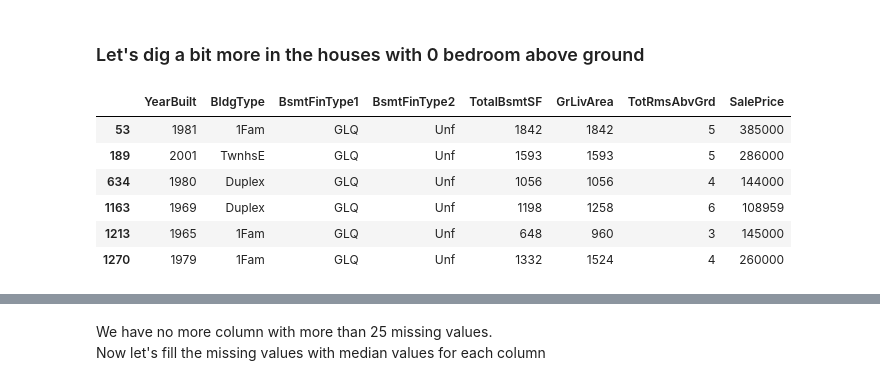
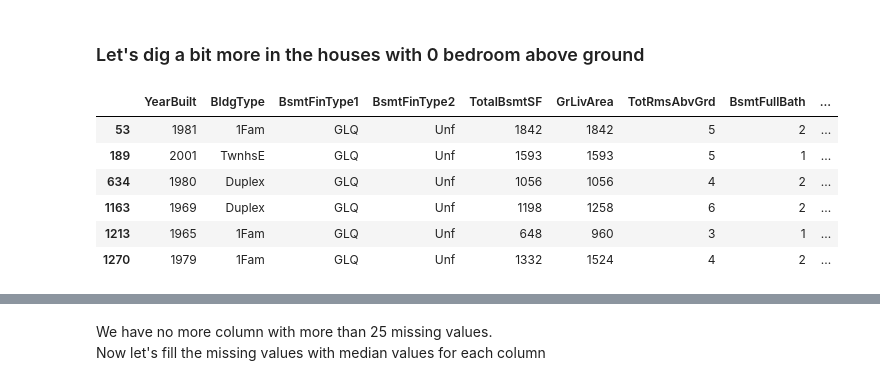
Before and after one commit to max-lutz/Kaggle_competitions, a Jupyter notebook: house-price-regression-full-eda-ml-workflow.ipynb, the cells around one changed output, grey strips where cells are left out. Cells and saved outputs as stored; diff of their text form; code cells hidden in the pictures.

```diff
--- a/house-price-regression-full-eda-ml-workflow.ipynb
+++ b/house-price-regression-full-eda-ml-workflow.ipynb
@@ -336,12 +333,12 @@ ax[1].set_title('Price vs number of rooms');
 ### Let's dig a bit more in the houses with 0 bedroom above ground
 # %%
 df_0bd = dataset_train.loc[dataset_train['BedroomAbvGr'] == 0]
-df_0bd[['YearBuilt', 'BldgType', 'BsmtFinType1', 'BsmtFinType2', 'TotalBsmtSF', 'GrLivArea', 'TotRmsAbvGrd', 'SalePrice']].head(20)
+df_0bd[['YearBuilt', 'BldgType', 'BsmtFinType1', 'BsmtFinType2', 'TotalBsmtSF', 'GrLivArea', 'TotRmsAbvGrd', 'BsmtFullBath', 'BsmtHalfBath', 'FullBath', 'HalfBath', 'KitchenAbvGr', 'SalePrice']].head(20)
 # %% [output]
-|  | YearBuilt | BldgType | BsmtFinType1 | BsmtFinType2 | TotalBsmtSF | GrLivArea | TotRmsAbvGrd | SalePrice |
-| 53 | 1981 | 1Fam | GLQ | Unf | 1842 | 1842 | 5 | 385000 |
-| 189 | 2001 | TwnhsE | GLQ | Unf | 1593 | 1593 | 5 | 286000 |
-| 634 | 1980 | Duplex | GLQ | Unf | 1056 | 1056 | 4 | 144000 |
-| 1163 | 1969 | Duplex | GLQ | Unf | 1198 | 1258 | 6 | 108959 |
-| 1213 | 1965 | 1Fam | GLQ | Unf | 648 | 960 | 3 | 145000 |
-| 1270 | 1979 | 1Fam | GLQ | Unf | 1332 | 1524 | 4 | 260000 |
+|  | YearBuilt | BldgType | BsmtFinType1 | BsmtFinType2 | TotalBsmtSF | GrLivArea | TotRmsAbvGrd | BsmtFullBath | ... |
+| 53 | 1981 | 1Fam | GLQ | Unf | 1842 | 1842 | 5 | 2 | ... |
+| 189 | 2001 | TwnhsE | GLQ | Unf | 1593 | 1593 | 5 | 1 | ... |
+| 634 | 1980 | Duplex | GLQ | Unf | 1056 | 1056 | 4 | 2 | ... |
+| 1163 | 1969 | Duplex | GLQ | Unf | 1198 | 1258 | 6 | 2 | ... |
+| 1213 | 1965 | 1Fam | GLQ | Unf | 648 | 960 | 3 | 1 | ... |
+| 1270 | 1979 | 1Fam | GLQ | Unf | 1332 | 1524 | 4 | 2 | ... |
```
Also changed, not shown: parts of 7 cells of this notebook.
